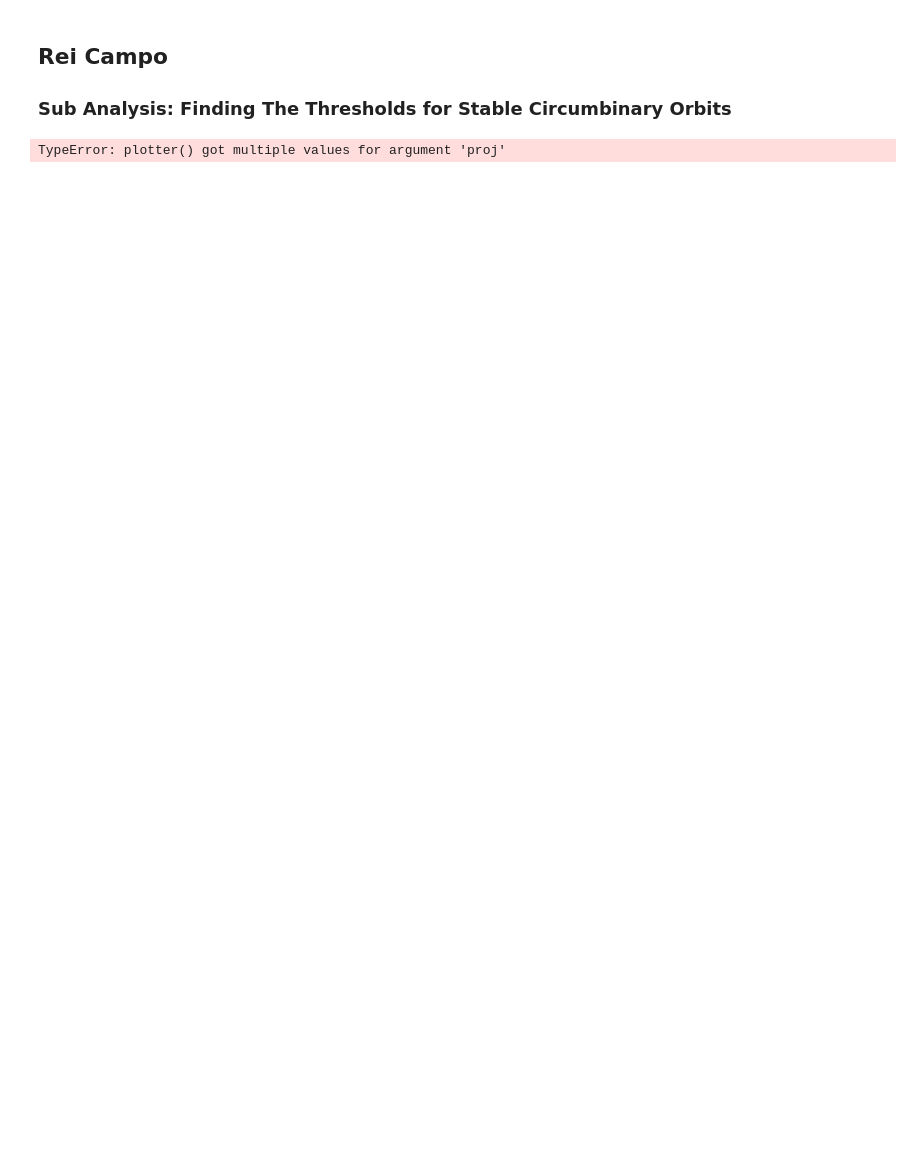
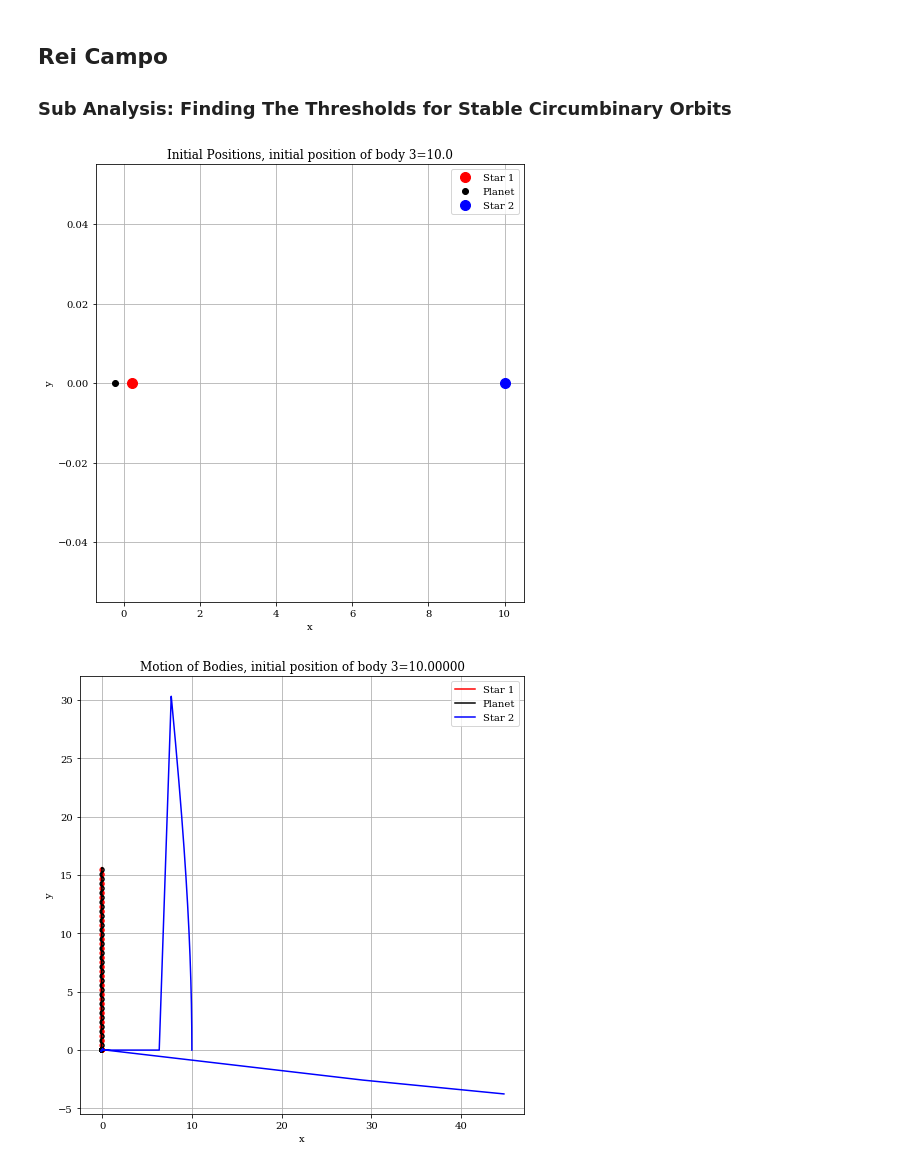
Before and after one commit to ReiCampo/Project-2-Exoplanets, a Jupyter notebook: Project2-Exoplanets.ipynb, the cells around one changed output. Drawn from its saved outputs; the diff is of its cells as text; code cells hidden in the pictures; blank space fills up the shorter version.

```diff
--- a/Project2-Exoplanets.ipynb
+++ b/Project2-Exoplanets.ipynb
@@ -45,16 +45,26 @@ a1 = rap * mu / M1
 a2 = rap * mu / M2
 v1 = vap * mu / M1
 v2 = vap * mu / M2
+
+Planet_Mtot = (M1 + M2) + M3
+Planet_mu = (M1 + M2) * M3 / Planet_Mtot
+Planet_ell = np.sqrt(G * Planet_Mtot * a * (1.0 - e**2))
+Planet_P = 2.0 * np.pi * np.sqrt(a**3 / (G * Planet_Mtot))
+
+Planet_vap = Planet_ell / rap
+
+a3 = rap * Planet_mu / M3
+v3 = Planet_vap * Planet_mu / M3
 # %%
 def body3(pos, p = 1, ϵ = 0.0001):
     body1Pos = [a1, 0, 0] #(x,y,z)
     body1Velo = [0, v1, 0] #(vx,vy,vz)
 
     body2Pos = [-a2, 0, 0] #(x,y,z)
-    body2Velo = [0, -v2, 0] #(vx,vy,vz)
+    body2Velo = [0, v2, 0] #(vx,vy,vz)
 
     body3Pos = [pos, 0, 0]
-    body3Velo = [0, 0, 0]
+    body3Velo = [0, v3, 0]
 
     mass = np.array([M1, M2, M3])
     pos = np.array([body1Pos, body2Pos, body3Pos]).flatten()
@@ -64,10 +74,11 @@ def body3(pos, p = 1, ϵ = 0.0001):
     result = integrate.odeint(gs.df_Nbody, v0, tarr, args = (mass, G, ϵ))
     return result, tarr
 # %%
-planet_position = 100
-result, tarr = body3(planet_position, p = 1)
-p.plotter(result, 1,1,0 , planet_position, proj = 0, tarr = tarr)
-p.plotter(result, 1,1,0 , planet_position, proj = 2, tarr = tarr)
-p.plotter(result, 1,1,0 , planet_position, proj = 4, tarr = tarr)
+planet_position = 10
+result, tarr = body3(planet_position, p = 50)
+p.plotter(result, 1,1,1 , planet_position, proj = 0, tarr = tarr)
+p.plotter(result, 1,1,1 , planet_position, proj = 2, tarr = tarr)
+p.plotter(result, 1,1,1 , planet_position, proj = 4, tarr = tarr)
 # %% [output]
-TypeError: plotter() got multiple values for argument 'proj'
+[figure, added]
+[figure, added]
```
Also changed, not shown: parts of 2 cells of this notebook.
